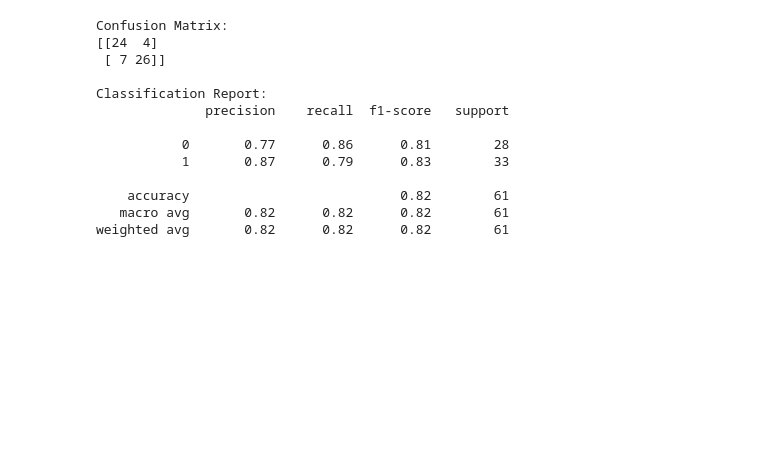
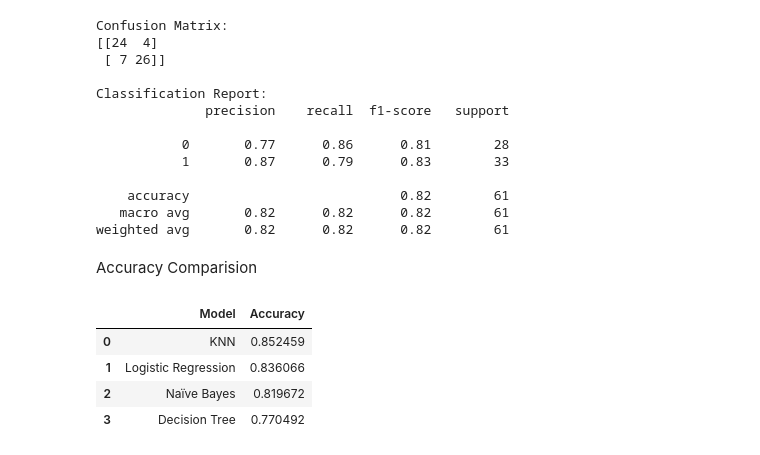
Before and after one commit to mohammedosama27/Mining-project, a Jupyter notebook: mining.ipynb, the cells around one changed output. Cells and saved outputs as stored; diff of their text form; code cells hidden in the pictures; blank space fills up the shorter version.

```diff
--- a/mining.ipynb
+++ b/mining.ipynb
@@ -110,6 +114,9 @@ plt.show()
 # %%
 def outliers_iqr(df, columns):
     outlier_indices = []
+    lower_limit = 0
+    upper_limit = 0
+    counter = 0
     print("Outlier (IQR method):")
     for col in columns:
         Q1, Q3 = df[col].quantile([0.25, 0.75])
@@ -126,6 +133,15 @@ def outliers_iqr(df, columns):
             outlier_indices.extend(outliers.index)
 
         df[col] = df[col].clip(lower=lower_limit, upper=upper_limit)
+
+        remaining_outliers = df[col][(df[col] < lower_limit) | (df[col] > upper_limit)]
+        if (len(remaining_outliers) == 0):
+            counter += 1
+
+    print(f"\nTotal columns successfully cleared: {counter}/{len(columns)}")
+    if (counter == len(columns)):
+            print("All outliers replaced")
+
     return df
 
 heart = outliers_iqr(heart, numerical_cols)
@@ -680,3 +647,26 @@ Classification Report:
     accuracy                           0.82        61
    macro avg       0.82      0.82      0.82        61
 weighted avg       0.82      0.82      0.82        61
+# %% [markdown]
+Accuracy Comparision
+# %%
+comparison_data = [
+    {
+        "Model": "Logistic Regression",
+        "Accuracy": accuracy_score(y_test, y_pred_lr),
+    },
+    {"Model": "KNN", "Accuracy": accuracy_score(y_test, y_pred_knn)},
+    {"Model": "Decision Tree", "Accuracy": accuracy_score(y_test, y_pred_dt)},
+    {"Model": "Naïve Bayes", "Accuracy": accuracy_score(y_test_enc, y_pred_nb)},
+]
+
+comparison_df = pd.DataFrame(comparison_data)
+comparison_df = comparison_df.sort_values(by="Accuracy", ascending=False).reset_index(drop=True)
+
+display(comparison_df)
+# %% [output]
+|  | Model | Accuracy |
+| 0 | KNN | 0.852459 |
+| 1 | Logistic Regression | 0.836066 |
+| 2 | Naïve Bayes | 0.819672 |
+| 3 | Decision Tree | 0.770492 |
```
Also changed, not shown: parts of 17 cells of this notebook, 1 other file.
